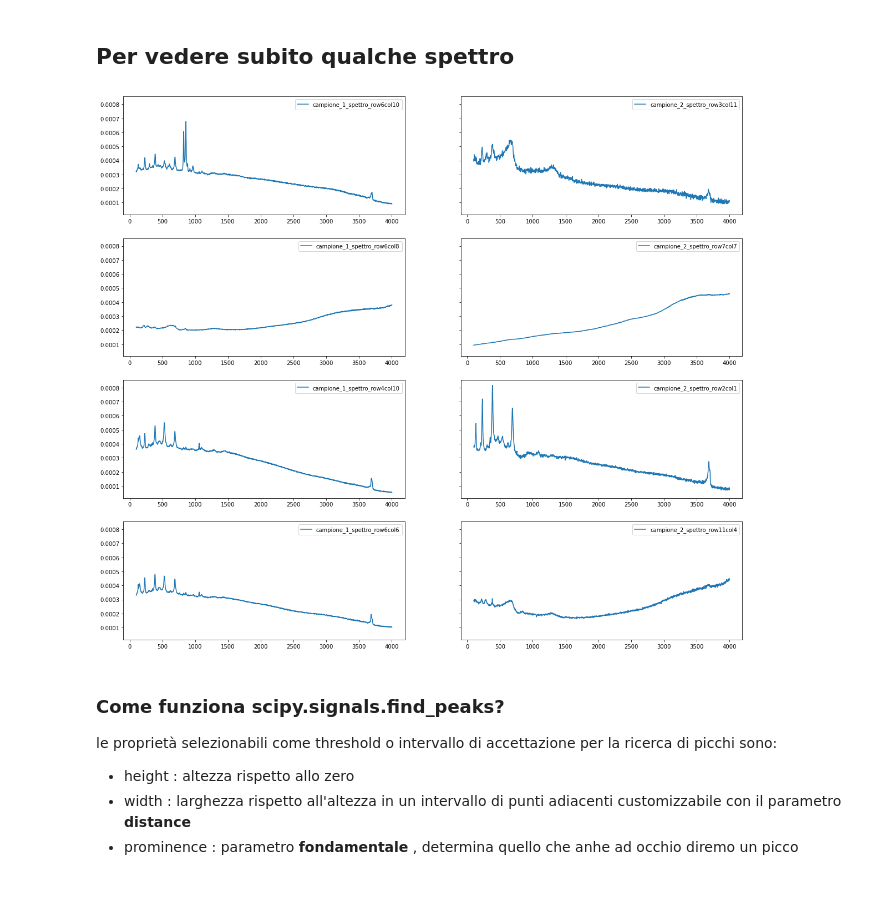
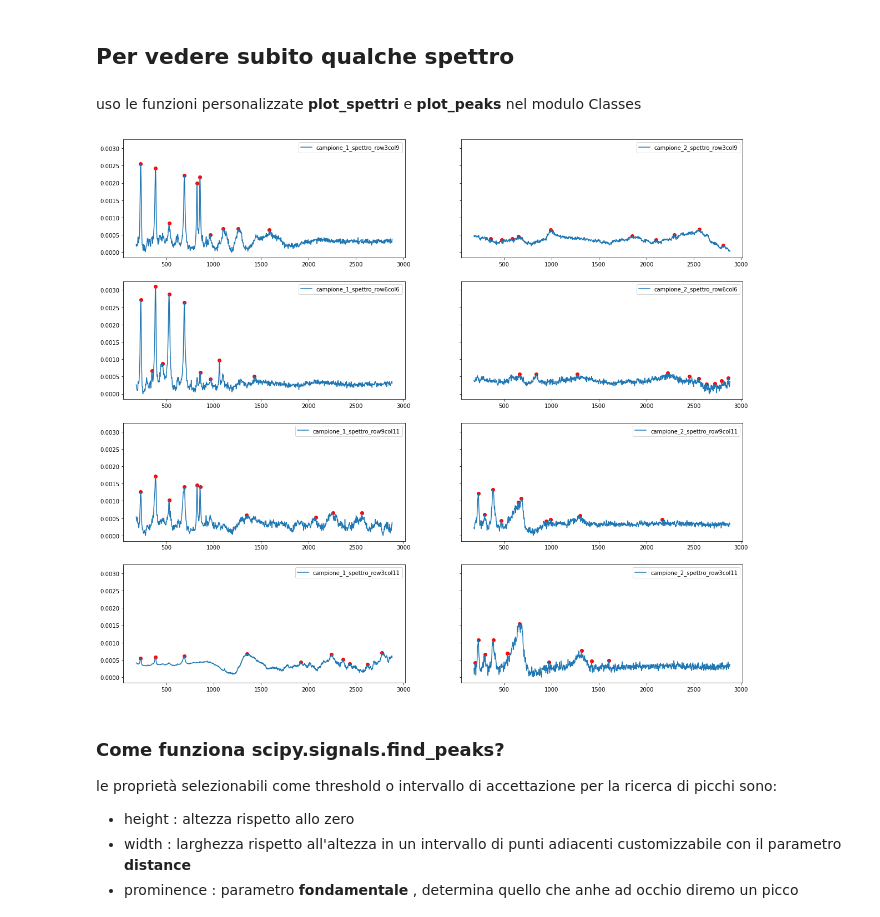
Before and after one commit to wesleyunitn/pythonProject, a Jupyter notebook: notebook/eda1.ipynb, the cells around one changed output. Saved outputs shown, nothing was run; the diff lists cells and outputs as text; code cells hidden in the pictures; blank space fills up the shorter version.

```diff
--- a/notebook/eda1.ipynb
+++ b/notebook/eda1.ipynb
@@ -90,8 +61,2 @@ picchi1.picchi['row2col4'].head()
 # %% [markdown]
 A seconda di come impostiamo l'attributo *.prop* dell istanza, *.peakfinder()* troverà diversi picchi (in numero quindi righe del dataframe, in proprietà e quindi colonne del dataframe) selzionati con diversi limiti secondo sempre  *scipy.signal.find_peaks()*
-# %%
-picchi1.prop = dict(prominence = (None,None), width = (None,None) , height= (None,None))  # QUESTA è L'INIZIALIZZAZIONE AUTOMATICA
-picchi1.prop = dict(prominence = (None,None), width = (None,None) , height= (None,None))
-picchi1.peakfinder()
-picchi2.peakfinder()
-picchi1.picchi['row2col4'].head() # stesso spettro di prima con più proprietà
@@ -105,22 +63,14 @@ picchi1.picchi['row2col4'].head() # stesso spettro di prima con più proprietà
 # %% [markdown]
 
 ## Per vedere subito qualche spettro
+# %% [markdown]
+uso le funzioni personalizzate **plot_spettri** e  **plot_peaks** nel modulo Classes
 # %%
-# versione on the go
-'''
-fig,axes = plt.subplots(4,2,figsize=(20,18),sharey=True)
-chosen1 = choice(picchi1.data.drop('K',axis=1).columns,4)
-chosen2 = choice(picchi2.data.drop('K',axis=1).columns,4)
-for n in range(4):
-    axes[n,0].plot(picchi1.data['K'],picchi1.data[chosen1[n]], label = f'campione_1_spettro_{chosen1[n]}')
-    axes[n,0].legend()
-for n in range(4):
-    axes[n,1].plot(picchi2.data['K'],picchi2.data[chosen2[n]], label = f'campione_1_spettro_{chosen2[n]}')
-    axes[n,1].legend()
-'''
-plot_spettri(picchi1,picchi2)
+
+from src.classes import plot_spettri
+plot_spettri(picchi1,picchi2,peaks=True)
 # %% [output]
-[figure, old version]
+[figure, new version]
 # %% [markdown]
 ### Come funziona scipy.signals.find_peaks?
 le proprietà selezionabili come threshold o intervallo di accettazione per la ricerca di picchi sono:
```
Also changed, not shown: parts of 42 cells of this notebook, 11 other files.
